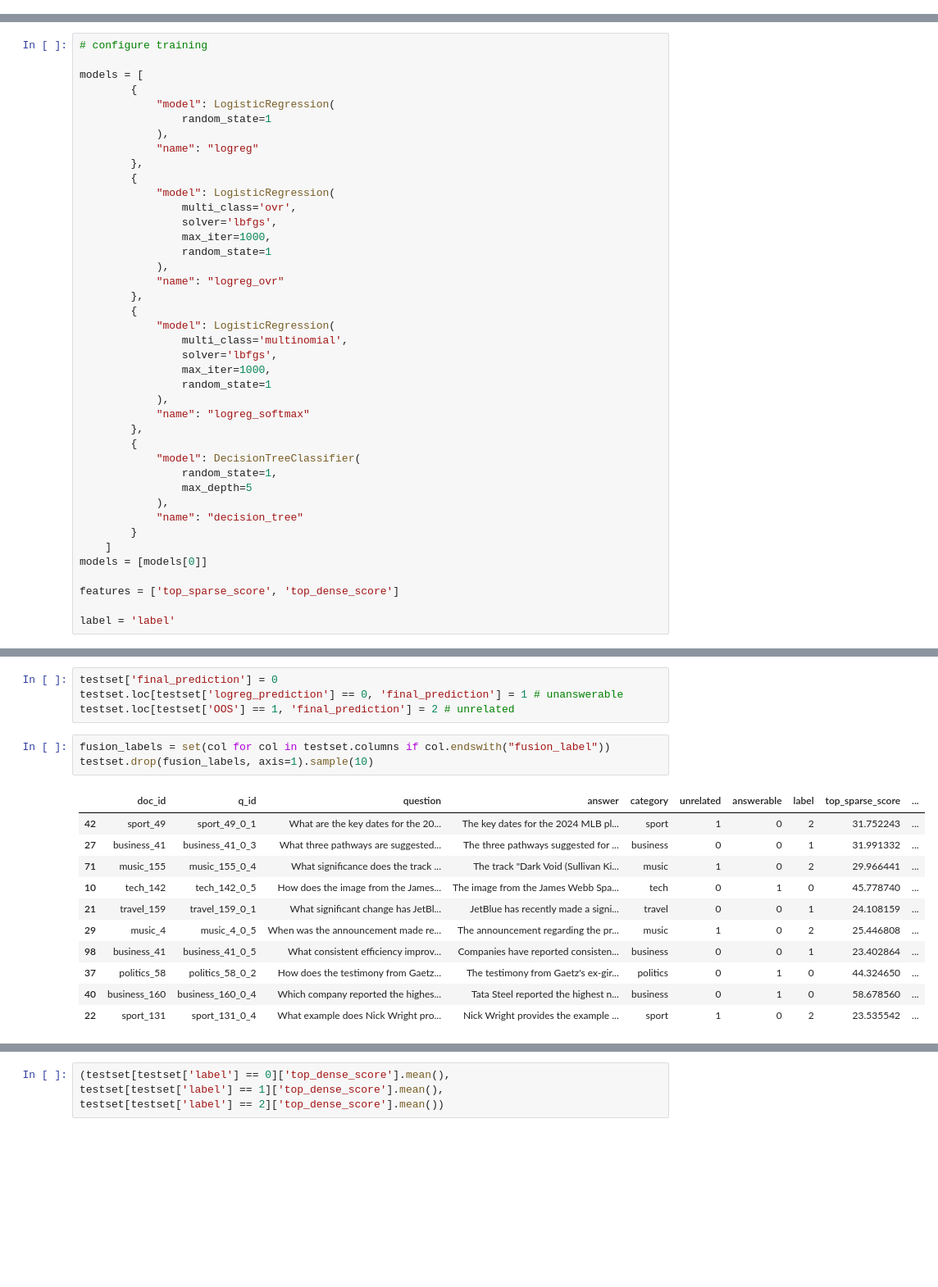
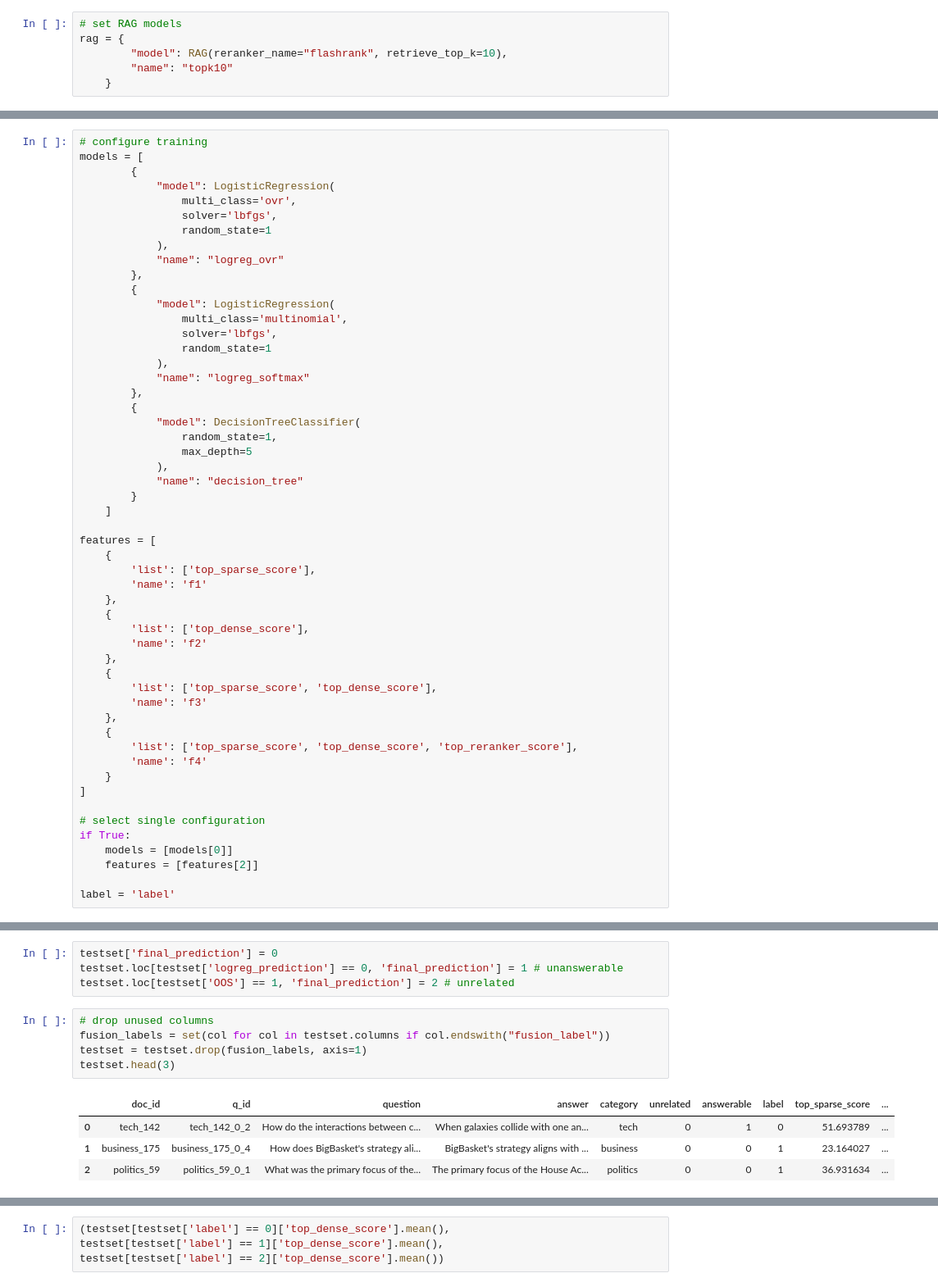
Before and after one commit to sjoerdoffringa/RAG, a Jupyter notebook: eval_scope.ipynb, the cells around one changed output, grey strips where cells are left out. Shown at 82% size. Saved outputs shown, nothing was run; the diff lists cells and outputs as text; blank space fills up the shorter version.

```diff
--- a/eval_scope.ipynb
+++ b/eval_scope.ipynb
@@ -297,0 +337,6 @@ plt.show()
+# %%
+# set RAG models
+rag = {
+        "model": RAG(reranker_name="flashrank", retrieve_top_k=10),
+        "name": "topk10"
+    }
@@ -298,18 +352,10 @@ plt.show()
 # %%
 # configure training
-
 models = [
-        {
-            "model": LogisticRegression(
-                random_state=1
-            ),
-            "name": "logreg"
-        },
         {
             "model": LogisticRegression(
                 multi_class='ovr',
                 solver='lbfgs',
-                max_iter=1000,
                 random_state=1
             ),
             "name": "logreg_ovr"
@@ -318,7 +364,6 @@ models = [
             "model": LogisticRegression(
                 multi_class='multinomial',
                 solver='lbfgs',
-                max_iter=1000,
                 random_state=1
             ),
             "name": "logreg_softmax"
@@ -331,8 +376,29 @@ models = [
             "name": "decision_tree"
         }
     ]
-models = [models[0]]
 
-features = ['top_sparse_score', 'top_dense_score']
+features = [
+    {
+        'list': ['top_sparse_score'],
+        'name': 'f1'
+    },
+    {
+        'list': ['top_dense_score'],
+        'name': 'f2'
+    },
+    {
+        'list': ['top_sparse_score', 'top_dense_score'],
+        'name': 'f3'
+    },
+    {
+        'list': ['top_sparse_score', 'top_dense_score', 'top_reranker_score'],
+        'name': 'f4'
+    }
+]
+
+# select single configuration
+if True:
+    models = [models[0]]
+    features = [features[2]]
 
 label = 'label'
@@ -386,18 +565,13 @@ testset['final_prediction'] = 0
 testset.loc[testset['logreg_prediction'] == 0, 'final_prediction'] = 1 # unanswerable
 testset.loc[testset['OOS'] == 1, 'final_prediction'] = 2 # unrelated
 # %%
+# drop unused columns
 fusion_labels = set(col for col in testset.columns if col.endswith("fusion_label"))
-testset.drop(fusion_labels, axis=1).sample(10)
+testset = testset.drop(fusion_labels, axis=1)
+testset.head(3)
 # %% [output]
 |  | doc_id | q_id | question | answer | category | unrelated | answerable | label | top_sparse_score | ... |
-| 42 | sport_49 | sport_49_0_1 | What are the key dates for the 20... | The key dates for the 2024 MLB pl... | sport | 1 | 0 | 2 | 31.752243 | ... |
-| 27 | business_41 | business_41_0_3 | What three pathways are suggested... | The three pathways suggested for ... | business | 0 | 0 | 1 | 31.991332 | ... |
-| 71 | music_155 | music_155_0_4 | What significance does the track ... | The track "Dark Void (Sullivan Ki... | music | 1 | 0 | 2 | 29.966441 | ... |
-| 10 | tech_142 | tech_142_0_5 | How does the image from the James... | The image from the James Webb Spa... | tech | 0 | 1 | 0 | 45.778740 | ... |
-| 21 | travel_159 | travel_159_0_1 | What significant change has JetBl... | JetBlue has recently made a signi... | travel | 0 | 0 | 1 | 24.108159 | ... |
-| 29 | music_4 | music_4_0_5 | When was the announcement made re... | The announcement regarding the pr... | music | 1 | 0 | 2 | 25.446808 | ... |
-| 98 | business_41 | business_41_0_5 | What consistent efficiency improv... | Companies have reported consisten... | business | 0 | 0 | 1 | 23.402864 | ... |
-| 37 | politics_58 | politics_58_0_2 | How does the testimony from Gaetz... | The testimony from Gaetz's ex-gir... | politics | 0 | 1 | 0 | 44.324650 | ... |
-| 40 | business_160 | business_160_0_4 | Which company reported the highes... | Tata Steel reported the highest n... | business | 0 | 1 | 0 | 58.678560 | ... |
-| 22 | sport_131 | sport_131_0_4 | What example does Nick Wright pro... | Nick Wright provides the example ... | sport | 1 | 0 | 2 | 23.535542 | ... |
+| 0 | tech_142 | tech_142_0_2 | How do the interactions between c... | When galaxies collide with one an... | tech | 0 | 1 | 0 | 51.693789 | ... |
+| 1 | business_175 | business_175_0_4 | How does BigBasket's strategy ali... | BigBasket's strategy aligns with ... | business | 0 | 0 | 1 | 23.164027 | ... |
+| 2 | politics_59 | politics_59_0_1 | What was the primary focus of the... | The primary focus of the House Ac... | politics | 0 | 0 | 1 | 36.931634 | ... |
 # %%
```
Also changed, not shown: parts of 47 cells of this notebook, 6 other files.
